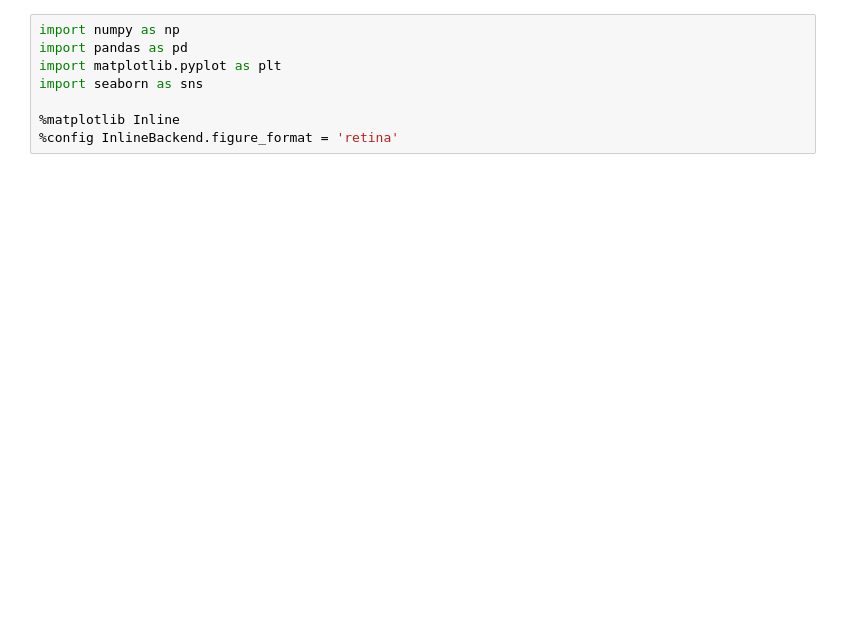
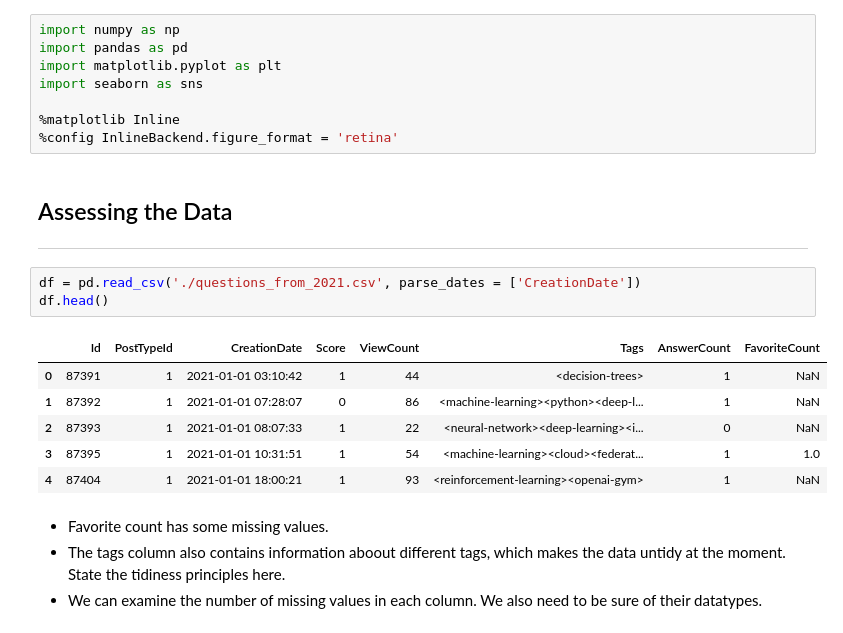
Before and after one commit to Lippins/Popular_DS_questions, a Jupyter notebook: notebook.ipynb, the cells around one changed output. Cells and saved outputs as stored; diff of their text form; blank space fills up the shorter version.

```diff
--- a/notebook.ipynb
+++ b/notebook.ipynb
@@ -115,3 +115,20 @@ import seaborn as sns
 
 %matplotlib Inline
 %config InlineBackend.figure_format = 'retina'
+# %% [markdown]
+## Assessing the Data
+---
+# %%
+df = pd.read_csv('./questions_from_2021.csv', parse_dates = ['CreationDate'])
+df.head()
+# %% [output]
+|  | Id | PostTypeId | CreationDate | Score | ViewCount | Tags | AnswerCount | FavoriteCount |
+| 0 | 87391 | 1 | 2021-01-01 03:10:42 | 1 | 44 | <decision-trees> | 1 | NaN |
+| 1 | 87392 | 1 | 2021-01-01 07:28:07 | 0 | 86 | <machine-learning><python><deep-l... | 1 | NaN |
+| 2 | 87393 | 1 | 2021-01-01 08:07:33 | 1 | 22 | <neural-network><deep-learning><i... | 0 | NaN |
+| 3 | 87395 | 1 | 2021-01-01 10:31:51 | 1 | 54 | <machine-learning><cloud><federat... | 1 | 1.0 |
+| 4 | 87404 | 1 | 2021-01-01 18:00:21 | 1 | 93 | <reinforcement-learning><openai-gym> | 1 | NaN |
+# %% [markdown]
+- Favorite count has some missing values.
+- The tags column also contains information aboout different tags, which makes the data untidy at the moment. State the tidiness principles here.
+- We can examine the number of missing values in each column. We also need to be sure of their datatypes.
```
Also changed, not shown: parts of 16 cells of this notebook.
